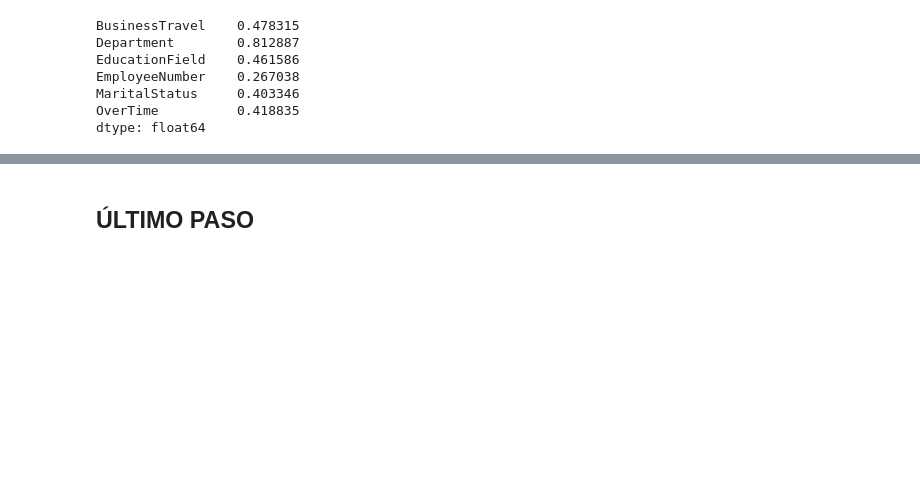
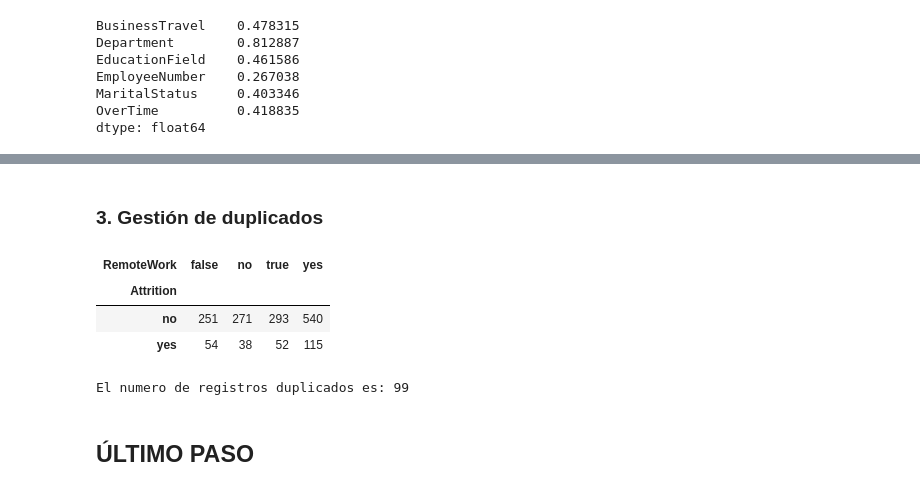
Before and after one commit to LuanaMagnabosco/Project-da-promo-A-modulo-3-team-2, a Jupyter notebook: fase-2B.ipynb, the cells around one changed output, grey strips where cells are left out. Cells and saved outputs as stored; diff of their text form; code cells hidden in the pictures; blank space fills up the shorter version.

```diff
--- a/fase-2B.ipynb
+++ b/fase-2B.ipynb
@@ -273,0 +294,4 @@ dtype: float64
+# %%
+# Eliminamos las columnas seleccionadas
+df_imputada.drop(columns=columnas_a_eliminar, axis = 1, inplace=True)
+print(f"Las columnas {columnas_a_eliminar} han sido eliminadas")
@@ -273,0 +300,5 @@ dtype: float64
+# %%
+# Actualizo la lista de columnas numéricas con nulos sin 'Department'
+nulos_cat = df_imputada[df_imputada.columns[df_imputada.isnull().any()]].select_dtypes(include = "O").columns
+print("Las columnas categóricas actualizadas que tienen nulos son : \n ")
+print(nulos_cat)
@@ -369,0 +377,13 @@ Atributos con más del 80/%/ de valores nulos:
+# %%
+# Guardamos las columnas en una lista
+col_unkown = ['BusinessTravel', 'EducationField', 'EmployeeNumber', 'MaritalStatus', 'OverTime']
+
+# iteramos por la lista de columnas a las que le vamos a cambiar los nulos por "Unknown"
+for col in col_unkown:
+
+    # reemplazamos los nulos por el valor Unknown para cada una de las columnas de la lista
+    df_imputada[col] = df_imputada[col].fillna("unknown")
+
+# comprobamos si quedan nulos en las columnas categóricas.
+print("Después del reemplazo usando 'fillna' quedan los siguientes nulos")
+df_imputada[col_unkown].isnull().sum()
@@ -369,0 +398,2 @@ Atributos con más del 80/%/ de valores nulos:
+# %% [markdown]
+### 3. Gestión de duplicados
@@ -369,0 +411,7 @@ Atributos con más del 80/%/ de valores nulos:
+# %%
+pd.crosstab(df_imputada['Attrition'], df_imputada['RemoteWork'])
+# %% [output]
+| RemoteWork | false | no | true | yes |
+| Attrition |  |  |  |  |
+| no | 251 | 271 | 293 | 540 |
+| yes | 54 | 38 | 52 | 115 |
@@ -370,3 +425,14 @@ Atributos con más del 80/%/ de valores nulos:
+# %%
+# Hago una copia
+df_imputada_copia = df_imputada.copy()
+
+# Borro RemoteWork para comprobar qué registros hay duplicados ignorando esa columna
+df_imputada_copia.drop(columns='RemoteWork', axis = 1, inplace=True)
+
+# Contabilizo los registros duplicados en esta copia
+print(f"El numero de registros duplicados es: {df_imputada_copia.duplicated().sum()}")
+# %% [output]
+El numero de registros duplicados es: 99
 # %% [markdown]
 ## ÚLTIMO PASO
 # %% [markdown]
```
Also changed, not shown: parts of 22 cells of this notebook, 1 other file.
